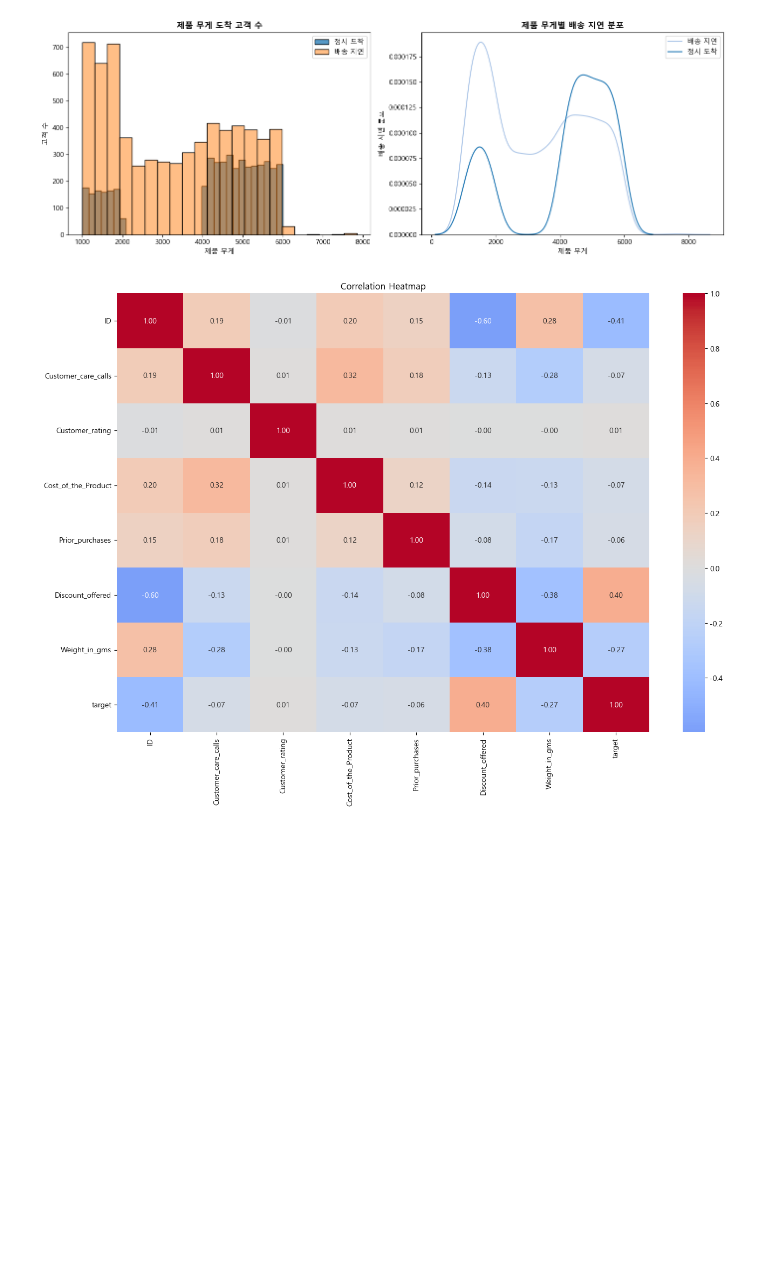
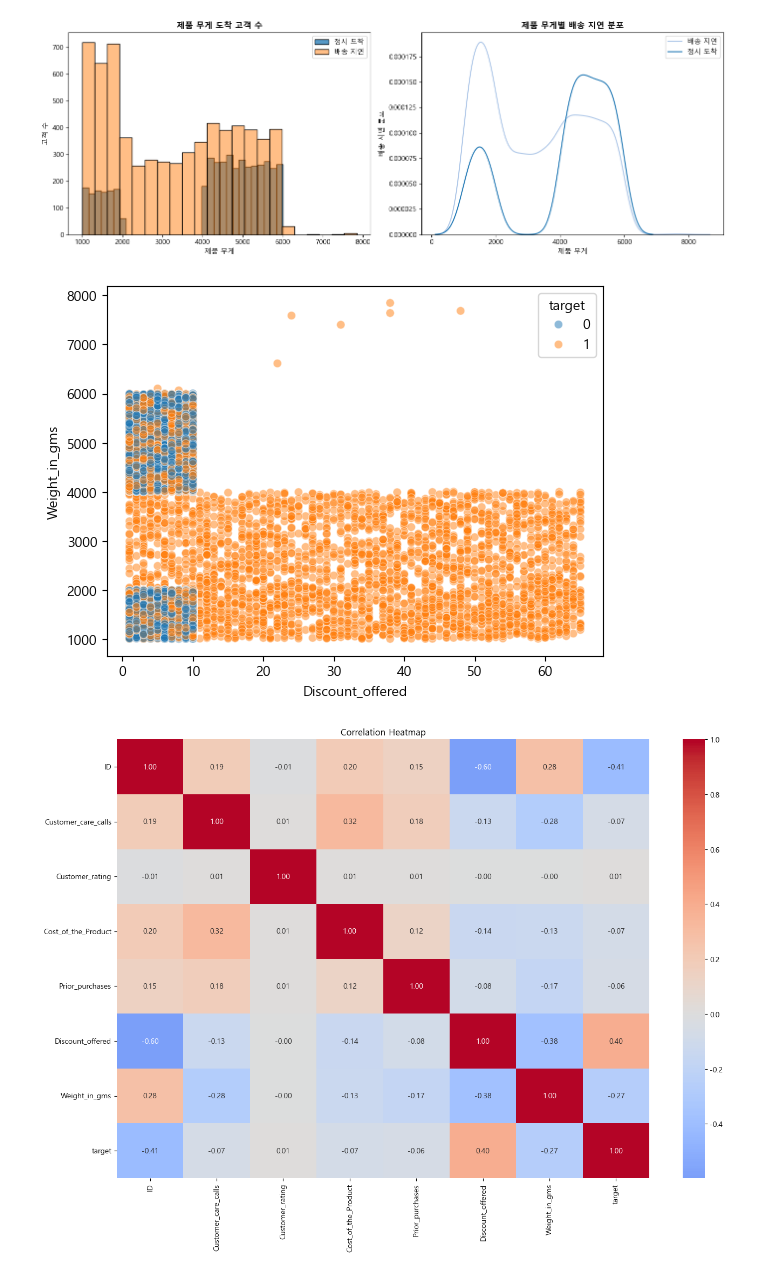
Before and after one commit to dfre1233-sddweq/Ecom_Shipping, a Jupyter notebook: 데이터분석 찬영.ipynb, the cells around one changed output. Saved outputs shown, nothing was run; the diff lists cells and outputs as text; code cells hidden in the pictures; blank space fills up the shorter version.

```diff
--- a/데이터분석 찬영.ipynb
+++ b/데이터분석 찬영.ipynb
@@ -364,6 +385,11 @@ plt.tight_layout()
 plt.show()
 # %% [output]
 [figure]
+# %%
+sns.scatterplot(x='Discount_offered', y='Weight_in_gms', hue='target', data=df, alpha=0.5)
+plt.show()
+# %% [output]
+[figure, added]
 # %%
 plt.figure(figsize=(14, 10))
 sns.heatmap(df.drop(columns=['Warehouse_block','Mode_of_Shipment','Product_importance','Gender']).corr(), annot=True, fmt='.2f', cmap='coolwarm', center=0)
```
Also changed, not shown: parts of 40 cells of this notebook, 6 other files.
